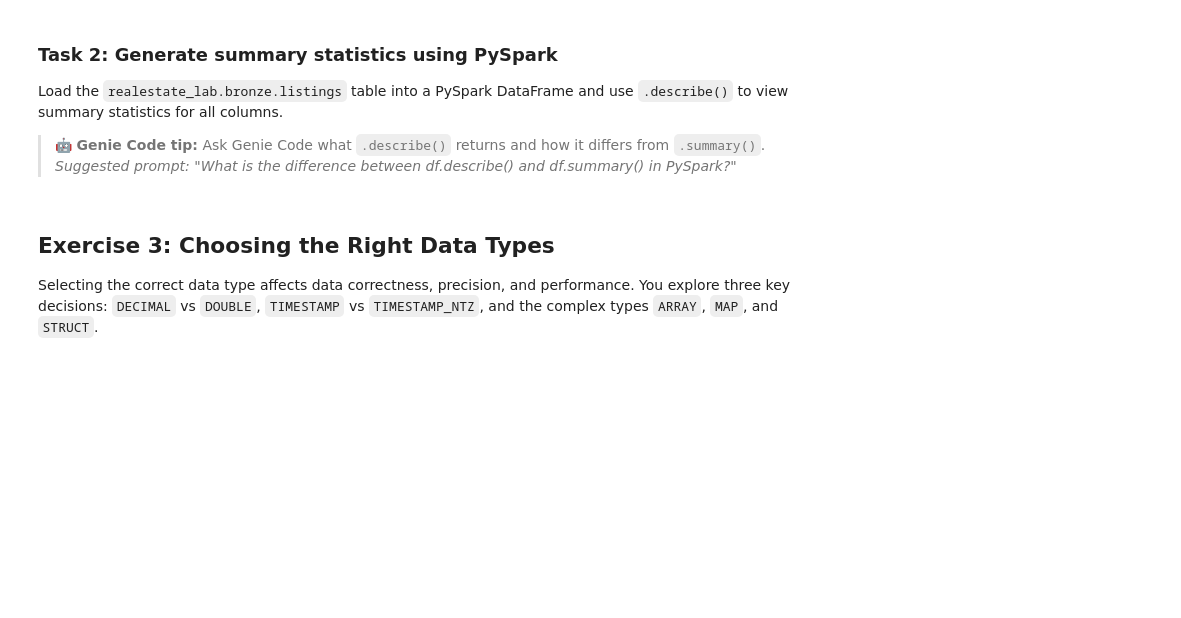
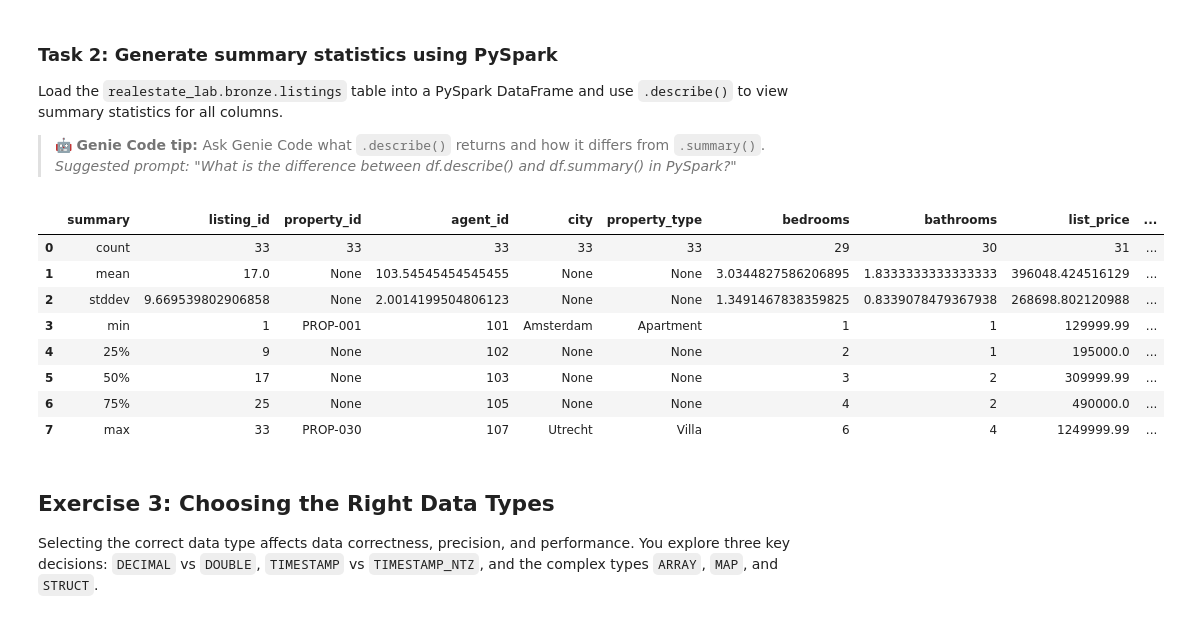
Before and after one commit to GeraldMonticelli/databricks-dp750, a Jupyter notebook: src/notebooks/08-cleanse-transform-load-data-into-unity-catalog.ipynb, the cells around one changed output. Cells and saved outputs as stored; diff of their text form; code cells hidden in the pictures; blank space fills up the shorter version.

```diff
--- a/src/notebooks/08-cleanse-transform-load-data-into-unity-catalog.ipynb
+++ b/src/notebooks/08-cleanse-transform-load-data-into-unity-catalog.ipynb
@@ -209,6 +205,19 @@ Load the `realestate_lab.bronze.listings` table into a PySpark DataFrame and use
 > *Suggested prompt: "What is the difference between df.describe() and df.summary() in PySpark?"*
 # %%
 # Task 2: Load listings and view summary statistics
+
+df=spark.sql("SELECT * FROM realestate_lab.bronze.listings")
+display(df.summary())
+# %% [output]
+|  | summary | listing_id | property_id | agent_id | city | property_type | bedrooms | bathrooms | list_price | ... |
+| 0 | count | 33 | 33 | 33 | 33 | 33 | 29 | 30 | 31 | ... |
+| 1 | mean | 17.0 | None | 103.54545454545455 | None | None | 3.0344827586206895 | 1.8333333333333333 | 396048.424516129 | ... |
+| 2 | stddev | 9.669539802906858 | None | 2.0014199504806123 | None | None | 1.3491467838359825 | 0.8339078479367938 | 268698.802120988 | ... |
+| 3 | min | 1 | PROP-001 | 101 | Amsterdam | Apartment | 1 | 1 | 129999.99 | ... |
+| 4 | 25% | 9 | None | 102 | None | None | 2 | 1 | 195000.0 | ... |
+| 5 | 50% | 17 | None | 103 | None | None | 3 | 2 | 309999.99 | ... |
+| 6 | 75% | 25 | None | 105 | None | None | 4 | 2 | 490000.0 | ... |
+| 7 | max | 33 | PROP-030 | 107 | Utrecht | Villa | 6 | 4 | 1249999.99 | ... |
 # %% [markdown]
 ## Exercise 3: Choosing the Right Data Types
 
```
Also changed, not shown: parts of 15 cells of this notebook.
